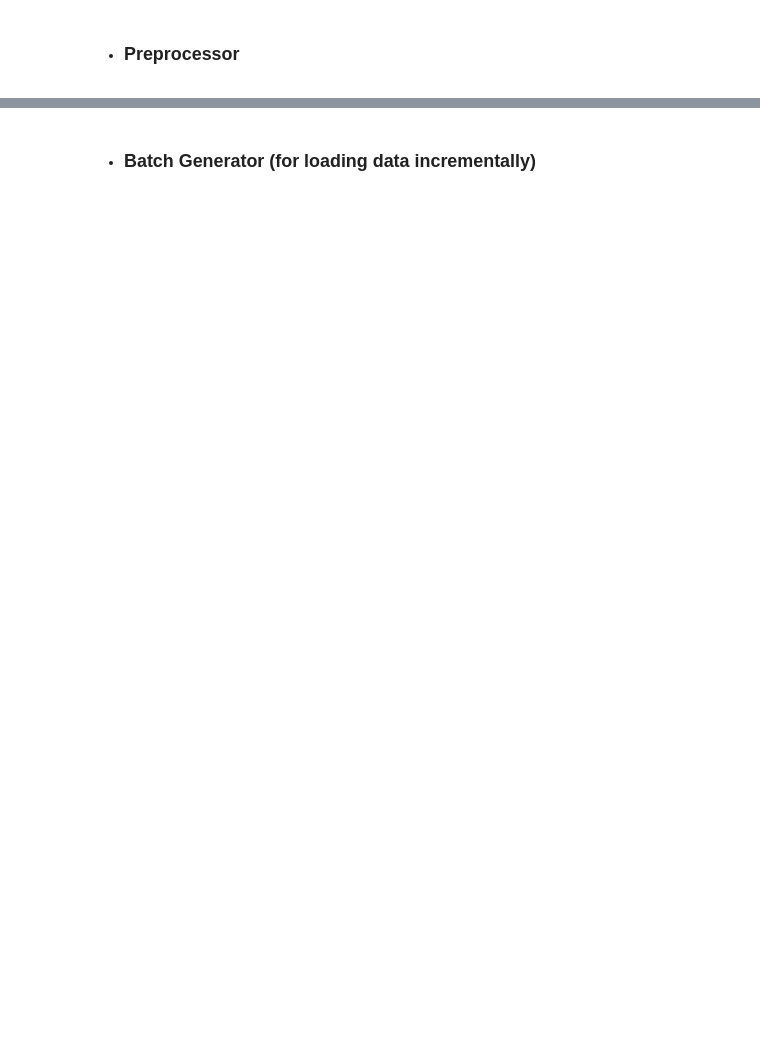
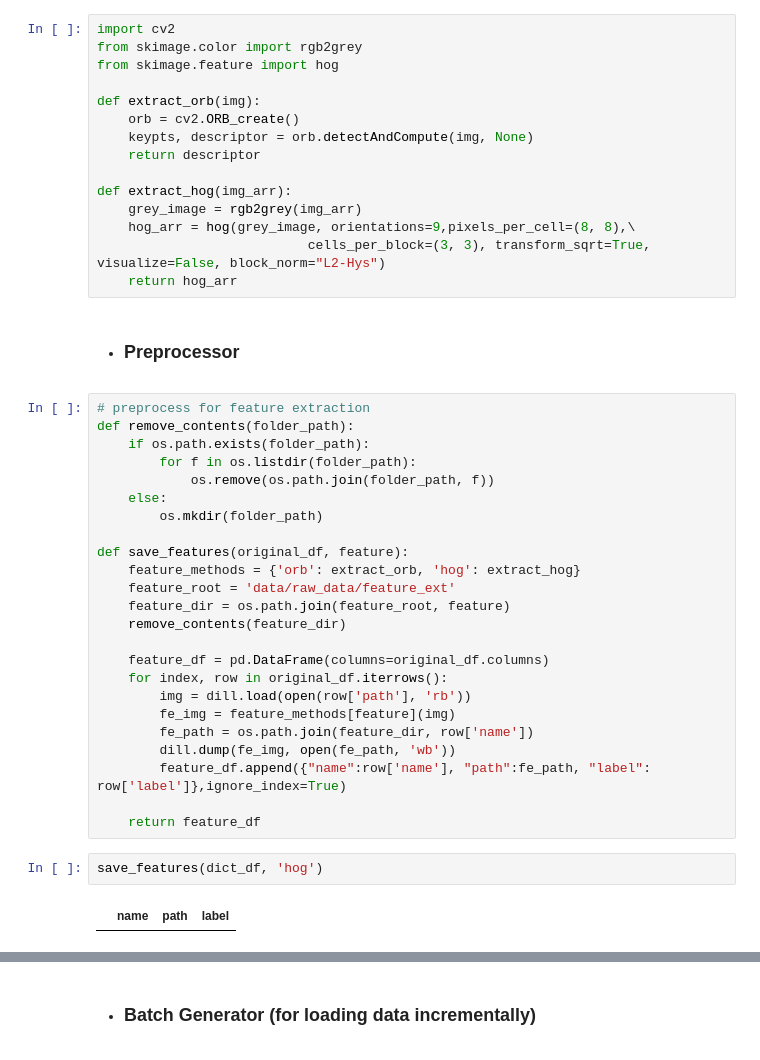
Before and after one commit to alssica/trash-classifier, a Jupyter notebook: SGDClassifier-Refactor.ipynb, the cells around one changed output, grey strips where cells are left out. Saved outputs shown, nothing was run; the diff lists cells and outputs as text; blank space fills up the shorter version.

```diff
--- a/SGDClassifier-Refactor.ipynb
+++ b/SGDClassifier-Refactor.ipynb
@@ -119,3 +121,46 @@ def plot_imgs_from_df(img_df):
+# %%
+import cv2
+from skimage.color import rgb2grey
+from skimage.feature import hog
+
+def extract_orb(img):
+    orb = cv2.ORB_create()
+    keypts, descriptor = orb.detectAndCompute(img, None)
+    return descriptor
+
+def extract_hog(img_arr):
+    grey_image = rgb2grey(img_arr)
+    hog_arr = hog(grey_image, orientations=9,pixels_per_cell=(8, 8),\
+                           cells_per_block=(3, 3), transform_sqrt=True, visualize=False, block_norm="L2-Hys")
+    return hog_arr
 # %% [markdown]
 * ### Preprocessor
+# %%
+# preprocess for feature extraction
+def remove_contents(folder_path):
+    if os.path.exists(folder_path):
+        for f in os.listdir(folder_path):
+            os.remove(os.path.join(folder_path, f))
+    else:
+        os.mkdir(folder_path)
+
+def save_features(original_df, feature):
+    feature_methods = {'orb': extract_orb, 'hog': extract_hog}
+    feature_root = 'data/raw_data/feature_ext'
+    feature_dir = os.path.join(feature_root, feature)
+    remove_contents(feature_dir)
+
+    feature_df = pd.DataFrame(columns=original_df.columns)
+    for index, row in original_df.iterrows():
+        img = dill.load(open(row['path'], 'rb'))
+        fe_img = feature_methods[feature](img)
+        fe_path = os.path.join(feature_dir, row['name'])
+        dill.dump(fe_img, open(fe_path, 'wb'))
+        feature_df.append({"name":row['name'], "path":fe_path, "label": row['label']},ignore_index=True)
+
+    return feature_df
+# %%
+save_features(dict_df, 'hog')
+# %% [output]
+|  | name | path | label |
 # %%
```
Also changed, not shown: parts of 7 cells of this notebook, 5 other files.
